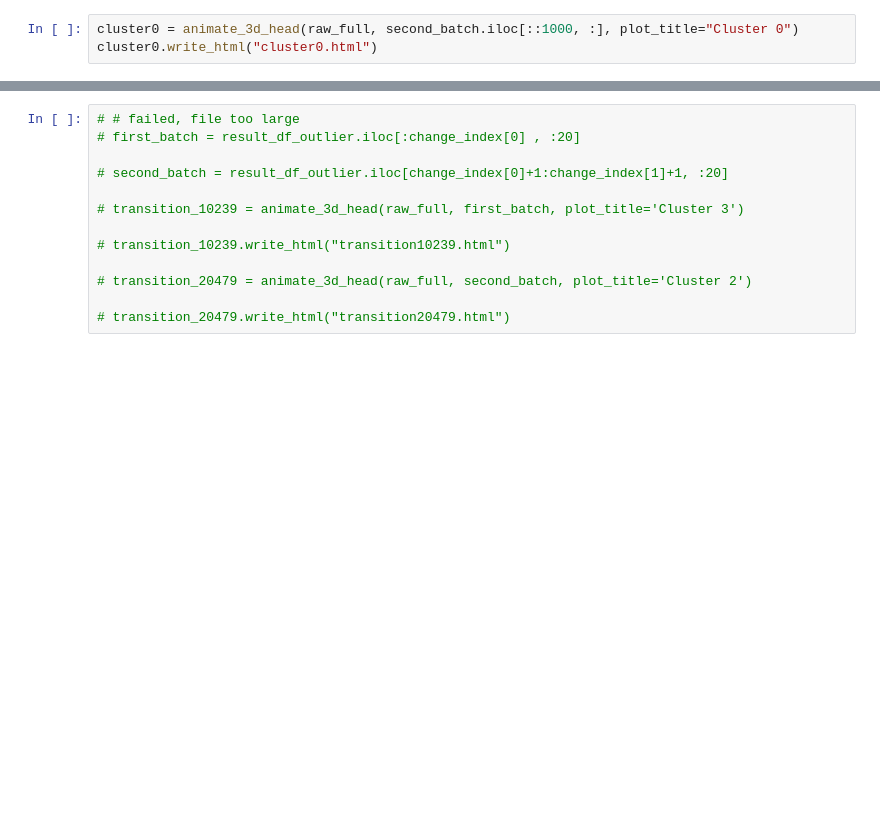
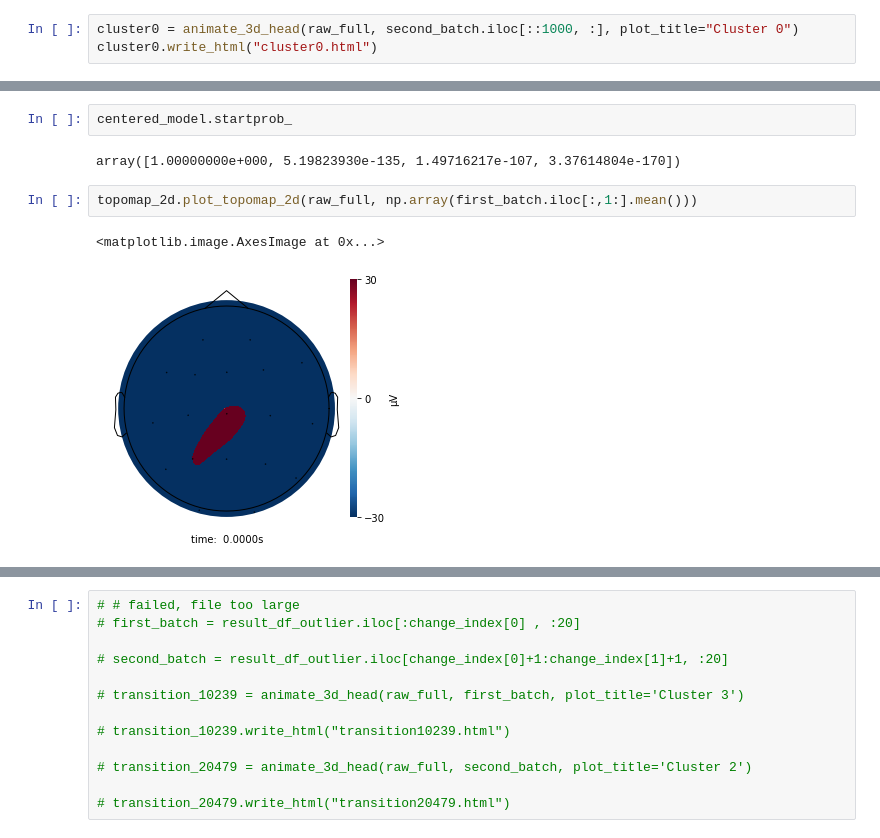
Before and after one commit to UBC-MDS/simpl_eeg_capstone, a Jupyter notebook: src/clustering/HMM.ipynb, the cells around one changed output, grey strips where cells are left out. Cells and saved outputs as stored; diff of their text form; blank space fills up the shorter version.

```diff
--- a/src/clustering/HMM.ipynb
+++ b/src/clustering/HMM.ipynb
@@ -360,0 +375,9 @@ cluster0.write_html("cluster0.html")
+# %%
+centered_model.startprob_
+# %% [output]
+array([1.00000000e+000, 5.19823930e-135, 1.49716217e-107, 3.37614804e-170])
+# %%
+topomap_2d.plot_topomap_2d(raw_full, np.array(first_batch.iloc[:,1:].mean()))
+# %% [output]
+<matplotlib.image.AxesImage at 0x...>
+[figure, added]
```
Also changed, not shown: parts of 6 cells of this notebook.
